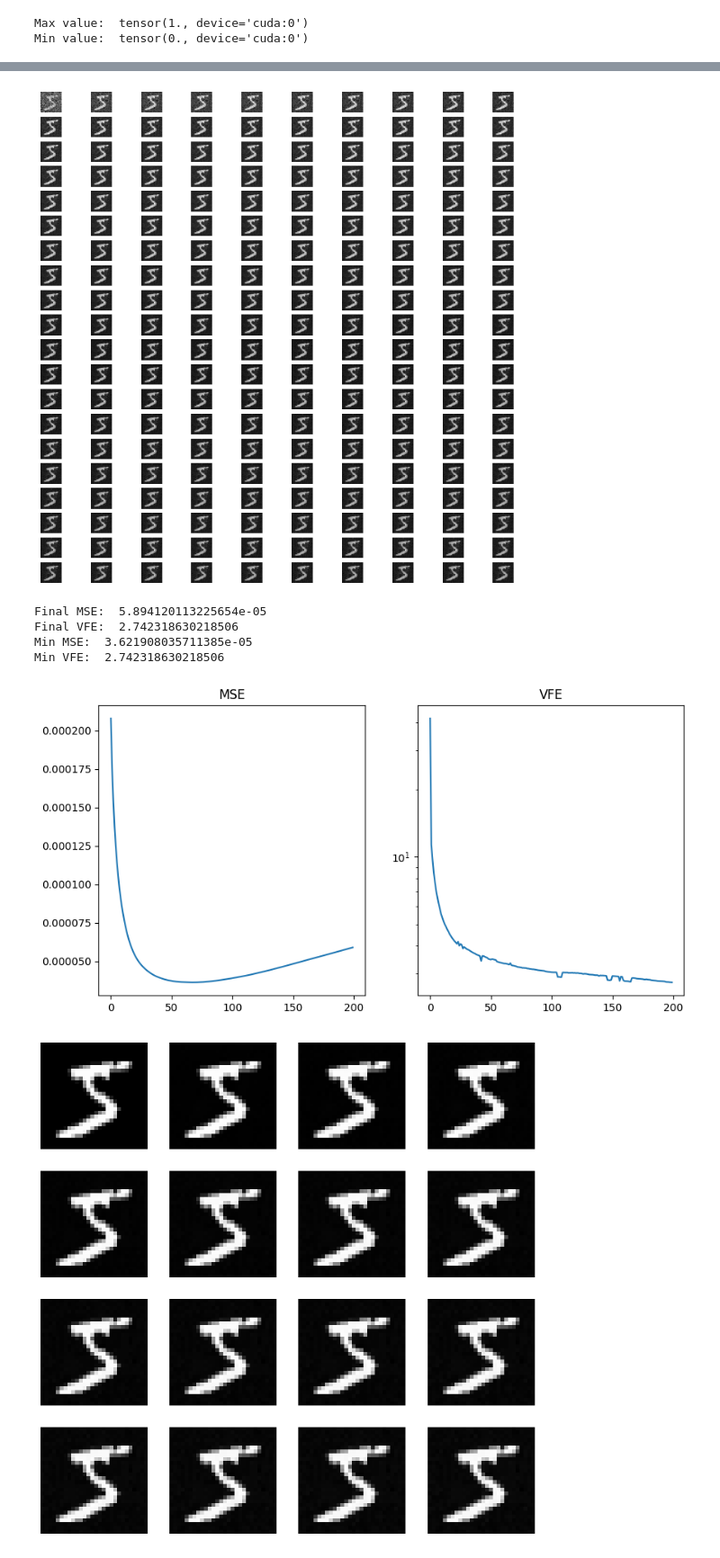
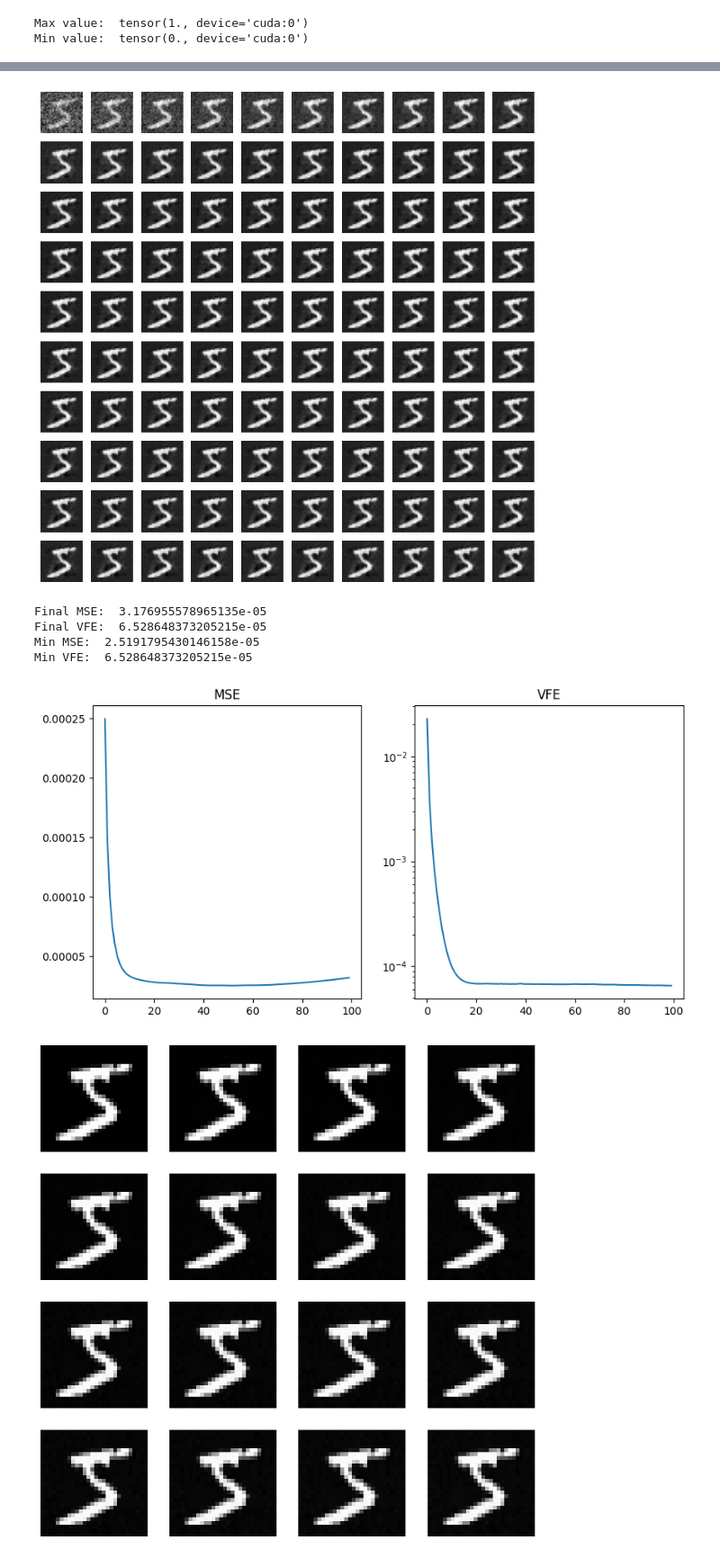
Before and after one commit to joeagriffith/pclib, a Jupyter notebook: examples/mnist/fc_iPC/unsupervised.ipynb, the cells around one changed output, grey strips where cells are left out. Shown at 90% size. Cells and saved outputs as stored; diff of their text form; code cells hidden in the pictures.

```diff
--- a/examples/mnist/fc_iPC/unsupervised.ipynb
+++ b/examples/mnist/fc_iPC/unsupervised.ipynb
@@ -54,7 +54,7 @@ val_transform = transforms.Compose([
 ])
 
 dataset = datasets.MNIST('../Datasets/', train=True, download=False, transform=transforms.ToTensor())
-subset = 10
+subset = 40
 dataset = torch.utils.data.Subset(dataset, range(subset))
 
 train_dataset = PreloadedDataset.from_dataset(dataset, train_transform, device)
@@ -168,15 +160,15 @@ torch.manual_seed(seed)
 
 model_name = 'original'
 model = FCPCN(
-    sizes=[INPUT_SHAPE, 512, 256, 128],
-    precisions=[-9999, 10.0, 10.0, 10.0],
+    sizes=[INPUT_SHAPE, 1024, 512, 256],
+    precisions=[-9999, 1.0, 1.0, 1.0],
     bias=True,
     symmetric=True,
     actv_fn=F.relu,
     steps=20,
-    gamma=0.02,
+    gamma=0.2,
     x_decay=0.0,
-    dropout=0.1,
+    dropout=0.0,
     has_top=True,
 ).to(device)
 stats = {
@@ -187,7 +179,7 @@ stats = {
     'valVfe': [],
     'valAcc': [],
 }
-# Init particles
-pos_state = model.init_state(train_dataset.transformed_images.flatten(1).clone())
-neg_state = model.init_state(train_dataset.transformed_images.flatten(1).clone())
+# # Init particles
+# pos_state = model.init_state(train_dataset.transformed_images.flatten(1).clone())
+# neg_state = model.init_state(train_dataset.transformed_images.flatten(1).clone())
 # %%
@@ -229,40 +222,40 @@ vfes = []
 errs = []
 
 
 # Plot the first 1st digit after multiple steps
-fig, axes = plt.subplots(20, 10, figsize=(10, 10))
+fig, axes = plt.subplots(10, 10, figsize=(10, 10))
 for i, ax in enumerate(axes):
     for j, ax2 in enumerate(ax):
         img = x.cpu().reshape(28,28).detach()
         # img = (F.normalize(x.cpu(), 1).reshape(28,28).detach() - F.normalize(og.cpu(), 1).reshape(28,28).detach()).abs()
         ax2.imshow(img, cmap='gray')
         x, state = model.reconstruct(x, steps=50)
         errs.append(F.mse_loss(F.normalize(x), F.normalize(og)).item())
         # errs.append(F.mse_loss(x, og).item())
         vfes.append(model.vfe(state).item())
         ax2.axis('off')
 
 plt.show()
 
 print('Final MSE: ', errs[-1])
 print('Final VFE: ', vfes[-1])
 print('Min MSE: ', min(errs))
 print('Min VFE: ', min(vfes))
 # Plot MSE and VFE, VFE logarithmically
 fig, axes = plt.subplots(1, 2, figsize=(10, 5))
 axes[0].plot(errs)
 axes[0].set_title('MSE')
 axes[1].plot(vfes)
 axes[1].set_yscale('log')
 axes[1].set_title('VFE')
 plt.show()
 # %% [output]
-[figure, old version]
+[figure, new version]
-Final MSE:  5.894120113225654e-05
-Final VFE:  2.742318630218506
-Min MSE:  3.621908035711385e-05
-Min VFE:  2.742318630218506
+Final MSE:  3.176955578965135e-05
+Final VFE:  6.528648373205215e-05
+Min MSE:  2.5191795430146158e-05
+Min VFE:  6.528648373205215e-05
-[figure, old version]
+[figure, new version]
 # %%
 model.eval()
 state = [{k: v.clone() for k, v in pos_state.items()} for pos_state in pos_state]
```
Also changed, not shown: parts of 3 cells of this notebook.
